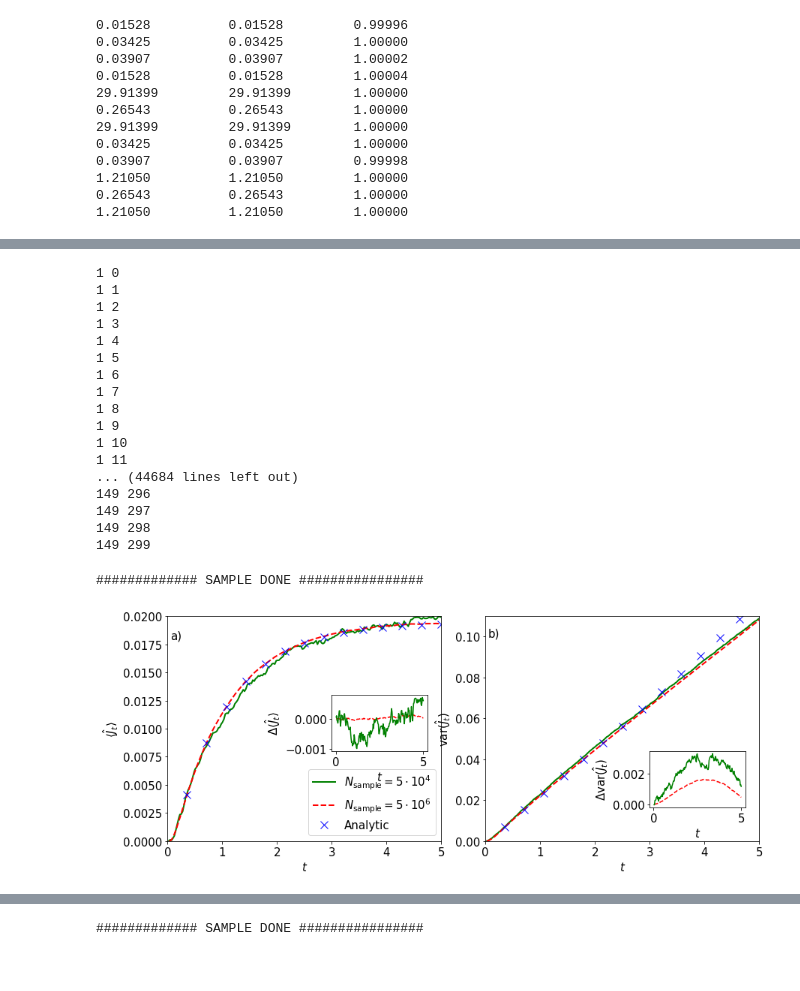
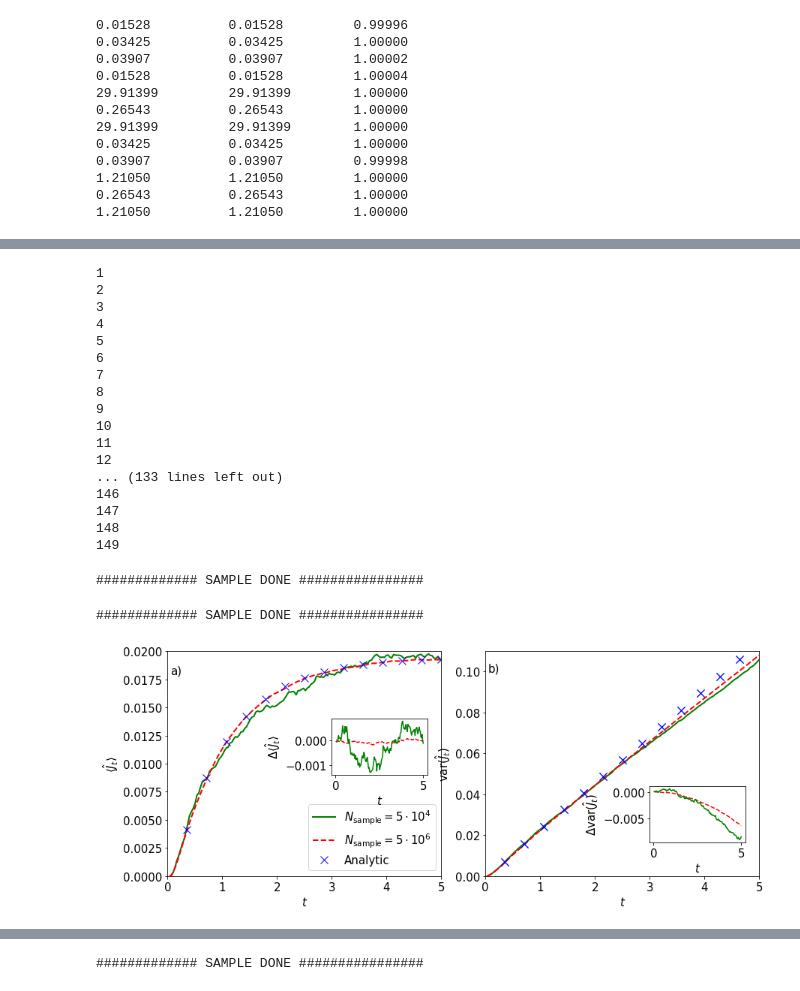
Before and after one commit to larstors/Master-Thesis, a Jupyter notebook: Code/Calmodulin.ipynb, the cells around one changed output, grey strips where cells are left out. Drawn from its saved outputs; the diff is of its cells as text; code cells hidden in the pictures.

Commit message:
Sample VIII

```diff
--- a/Code/Calmodulin.ipynb
+++ b/Code/Calmodulin.ipynb
@@ -401,0 +422,2 @@ an_mean1, an_var1, an_S1, an_A1 = analytic_time2(d_matrix, L, t1, A, initial_p,
+# %%
+J1_mean1, J2_mean1, J_cov1, an_S1, an_A1, varJ1, mJ1 = analytic_time2(d_matrix, L, t1, A, initial_p, 300, d_matrix, np.ones(6), np.ones(6), ew, ev)
@@ -402,21 +439,21 @@ an_mean1, an_var1, an_S1, an_A1 = analytic_time2(d_matrix, L, t1, A, initial_p,
 # %%
-an_mean2, an_var2, an_S2, an_A2 = analytic_time2(d_matrix, L, time, A, initial_p, 300, d_matrix, np.ones(6), np.ones(6))
+J1_mean2, J2_mean2, J_cov2, an_S2, an_A2, varJ2, mJ2 = analytic_time2(d_matrix, L, time, A, initial_p, 300, d_matrix, np.ones(6), np.ones(6), ew, ev)
 # %% [output]
-1 0
-1 1
-1 2
-1 3
-1 4
-1 5
-1 6
-1 7
-1 8
-1 9
-1 10
-1 11
-... (44684 lines left out)
-149 296
-149 297
-149 298
-149 299
+1
+2
+3
+4
+5
+6
+7
+8
+9
+10
+11
+12
+... (133 lines left out)
+146
+147
+148
+149
 # %%
@@ -424,7 +461,9 @@ np.savetxt("analytic_sol_ex1.txt", [an_mean2, an_var2, an_S2, an_A2])
 # %%
-mean, var = current_sample(5000000, np.linspace(0, 5, 200), init_state, L, d_matrix)
+mean, var = current_sample(3000000, time, init_state, L, d_matrix)
+# %% [output]
+############# SAMPLE DONE ################
 # %%
-mean2, var2 = current_sample(50000, np.linspace(0, 5, 200), init_state, L, d_matrix)
+mean2, var2 = current_sample(50000, time, init_state, L, d_matrix)
 # %% [output]
 ############# SAMPLE DONE ################
 # %%
@@ -439,7 +478,7 @@ plt.tight_layout()
 
 ax[0].plot(time[1:], mean2, "g-", label=r"$N_\mathrm{sample}=5\cdot 10^4$", lw=2)
 ax[0].plot(time[1:], mean, "r--", label=r"$N_\mathrm{sample}=5\cdot 10^6$", lw=2)
-ax[0].plot(t1[1:], an_mean1, "bx", label="Analytic", ms=10)
+ax[0].plot(t1[1:], J1_mean1, "bx", label="Analytic", ms=10)
 # ax[0].fill_between(time[1:], mean-np.sqrt(var), mean+np.sqrt(var),
 #     alpha=0.5, edgecolor='#CC4F1B', facecolor='#FF9848')
 
@@ -447,48 +486,50 @@ ax[0].plot(t1[1:], an_mean1, "bx", label="Analytic", ms=10)
 
 ax[1].plot(time[1:], var2, "g-", label=r"$N_\mathrm{sample}=5\cdot 10^4$", lw=2)
 ax[1].plot(time[1:], var, "r--", label=r"$N_\mathrm{sample}=5\cdot 10^6$", lw=2)
-ax[1].plot(t1[1:], an_var1, "bx", label="Analytic", ms=10)
+ax[1].plot(t1[1:], J_cov1, "bx", label="Analytic", ms=10)
+ax[1].plot(t1[1:], varJ1, "bx", label="Analytic 2", ms=10)
+
 
 # axins = inset_axes(ax[1], width=1.3, height=0.9, loc=2, bbox_to_anchor=(0.5,1-0.3,.3,.3), bbox_transform=ax.transAxes)
 iax1 = plt.axes([0, 0, 1, 1])
-ip = InsetPosition(ax[0], [0.6, 0.4, 0.35, 0.25]) #posx, posy, width, height
+ip = InsetPosition(ax[0], [0.6, 0.45, 0.35, 0.25]) #posx, posy, width, height
 iax1.set_axes_locator(ip)
 
 iax1.set_ylabel(r"$\Delta\langle\hat{J}_t\rangle$")
 iax1.set_xlabel(r"$t$")
 
-iax1.plot(time[1:], mean - an_mean2, "r--")
-iax1.plot(time[1:], mean2 - an_mean2, "g-")
+iax1.plot(time[1:], mean - J1_mean2, "r--")
+iax1.plot(time[1:], mean2 - J1_mean2, "g-")
 
 
 # axins = inset_axes(ax[1], width=1.3, height=0.9, loc=2, bbox_to_anchor=(0.5,1-0.3,.3,.3), bbox_transform=ax.transAxes)
 iax = plt.axes([0, 0, 0, 0])
 ip = InsetPosition(ax[1], [0.6, 0.15, 0.35, 0.25]) #posx, posy, width, height
 iax.set_axes_locator(ip)
 
 iax.set_ylabel(r"$\Delta \mathrm{var}(\hat{J}_t)$")
 iax.set_xlabel(r"$t$")
 
-iax.plot(time[1:], var - an_var2, "r--")
-iax.plot(time[1:], var2 - an_var2, "g-")
+iax.plot(time[1:], var - J_cov2, "r--")
+iax.plot(time[1:], var2 - J_cov2, "g-")
 
 # ax[0].set_yscale("log")
 # ax[1].set_yscale("log")
 
 ax[0].axis([0, 5, 0, 0.02])
 ax[1].axis([0, 5, 0, 0.11])
 
 ax[0].annotate('a)', xy=(0.05, 0.018), xytext=(0.05, 0.018))
 ax[1].annotate('b)', xy=(0.05, 0.1), xytext=(0.05, 0.1))
 
 ax[0].set_ylabel(r"$\langle \hat{J}_t\rangle$")
 ax[0].set_xlabel(r"$t$")
 ax[1].set_ylabel(r"var$(\hat{J}_t)$")
 ax[1].set_xlabel(r"$t$")
 ax[0].legend(loc="lower right")
 # ax[1].legend(loc="lower right")
 
 
 plt.savefig("figures/Calmodulin_example_current.pdf", dpi=500, bbox_inches="tight")
 # %% [output]
-[figure, old version]
+[figure, new version]
```
Also changed, not shown: parts of 6 cells of this notebook, 1 other file.
